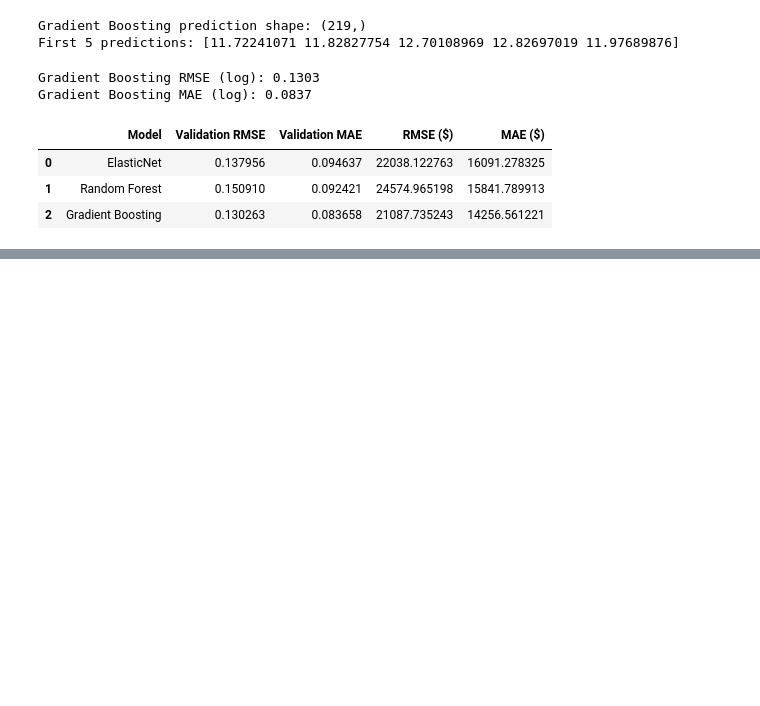
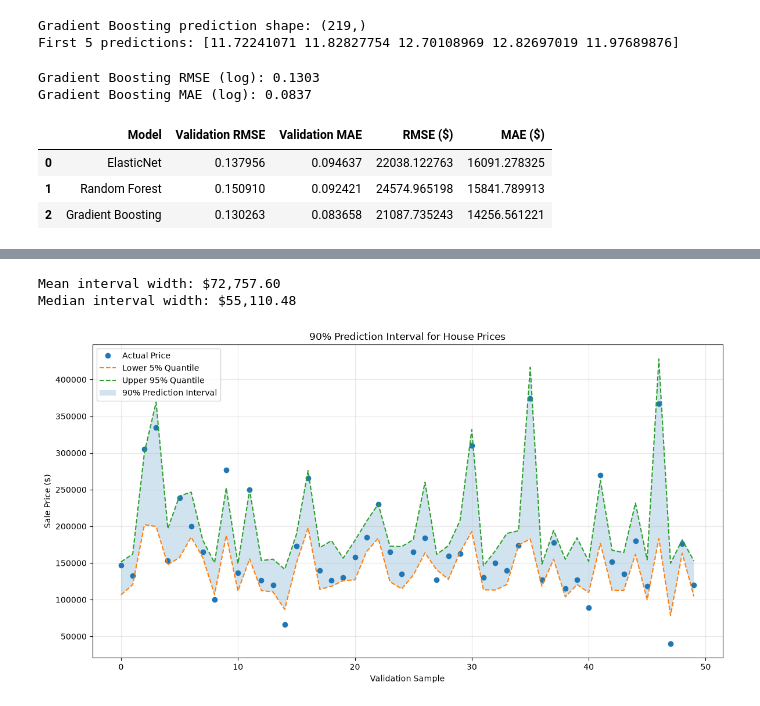
Before and after one commit to rcodes-ix/ames-house-price-prediction, a Jupyter notebook: house_price_prediction.ipynb, the cells around one changed output, grey strips where cells are left out. Cells and saved outputs as stored; diff of their text form; code cells hidden in the pictures; blank space fills up the shorter version.

Commit message:
Add stacking ensemble and prediction intervals

```diff
--- a/house_price_prediction.ipynb
+++ b/house_price_prediction.ipynb
@@ -526,0 +782,5 @@ display(model_results)
+# %%
+lower_model.fit(X_train, y_train)
+upper_model.fit(X_train, y_train)
+
+print('Quantile models trained successfully.')
@@ -526,0 +789,6 @@ display(model_results)
+# %%
+lower_valid_pred = lower_model.predict(X_valid)
+upper_valid_pred = upper_model.predict(X_valid)
+
+print('Lower prediction shape:', lower_valid_pred.shape)
+print('Upper prediction shape:', upper_valid_pred.shape)
@@ -526,0 +831,4 @@ display(model_results)
+# %%
+lower_valid_price = np.expm1(lower_valid_pred)
+upper_valid_price = np.expm1(upper_valid_pred)
+actual_valid_price = np.expm1(y_valid)
@@ -526,0 +867,61 @@ display(model_results)
+# %%
+interval_width_price = (
+    upper_valid_price - lower_valid_price
+)
+
+print(
+    f"Mean interval width: "
+    f"${interval_width_price.mean():,.2f}"
+)
+
+print(
+    f"Median interval width: "
+    f"${np.median(interval_width_price):,.2f}"
+)
+# %% [output]
+Mean interval width: $72,757.60
+Median interval width: $55,110.48
+# %%
+n_points = min(50, len(y_valid))
+
+x = np.arange(n_points)
+
+plt.figure(figsize=(14, 7))
+plt.plot(
+    x,
+    actual_valid_price.iloc[:n_points],
+    'o',
+    label='Actual Price'
+)
+
+plt.plot(
+    x,
+    lower_valid_price[:n_points],
+    '--',
+    label='Lower 5% Quantile'
+)
+
+plt.plot(
+    x,
+    upper_valid_price[:n_points],
+    '--',
+    label='Upper 95% Quantile'
+)
+
+plt.fill_between(
+    x,
+    lower_valid_price[:n_points],
+    upper_valid_price[:n_points],
+    alpha=0.2,
+    label='90% Prediction Interval'
+)
+
+plt.xlabel('Validation Sample')
+plt.ylabel('Sale Price ($)')
+plt.title('90% Prediction Interval for House Prices')
+plt.legend()
+plt.grid(True, alpha=0.3)
+
+plt.show()
+# %% [output]
+[figure, added]
```
Also changed, not shown: parts of 43 cells of this notebook.
